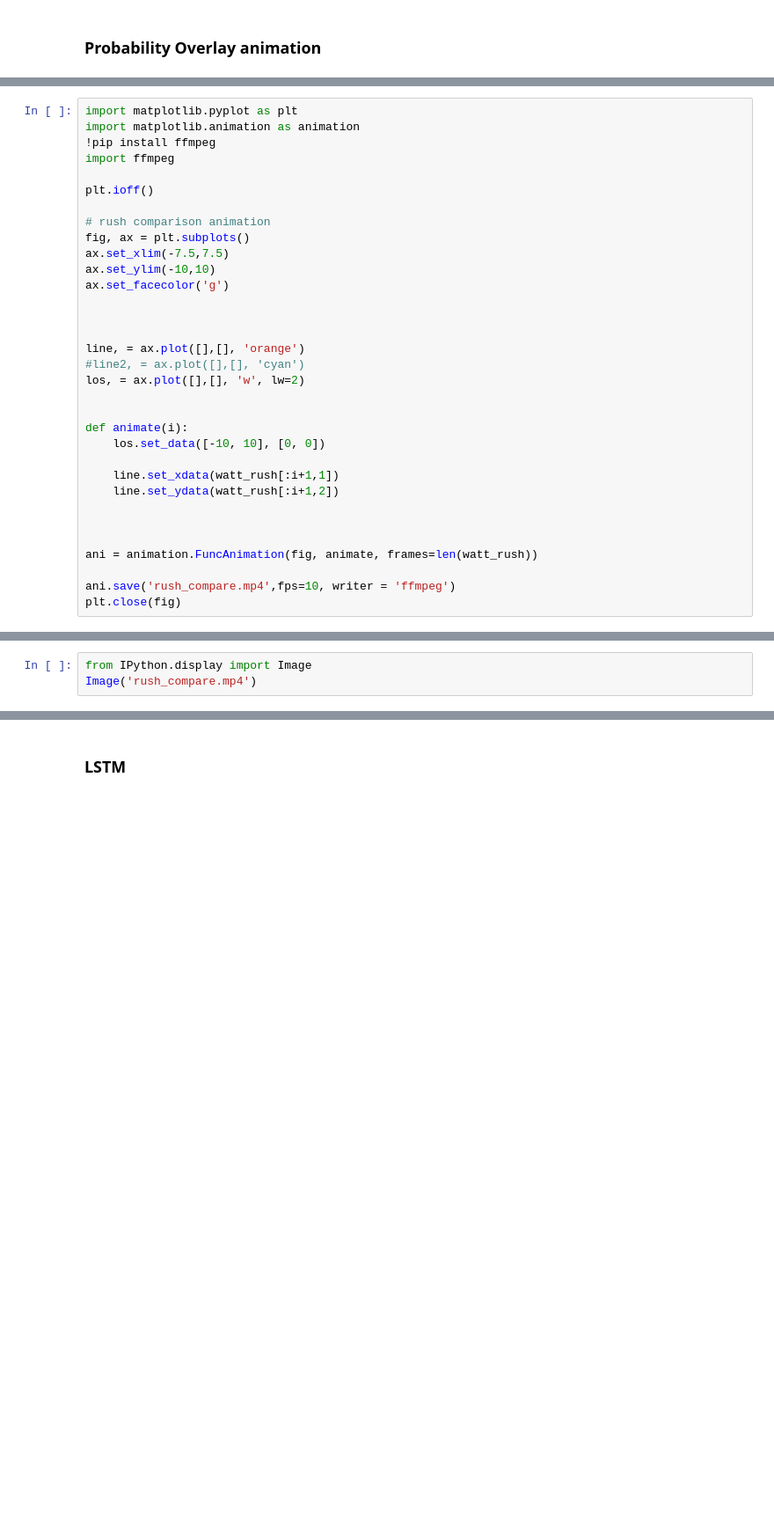
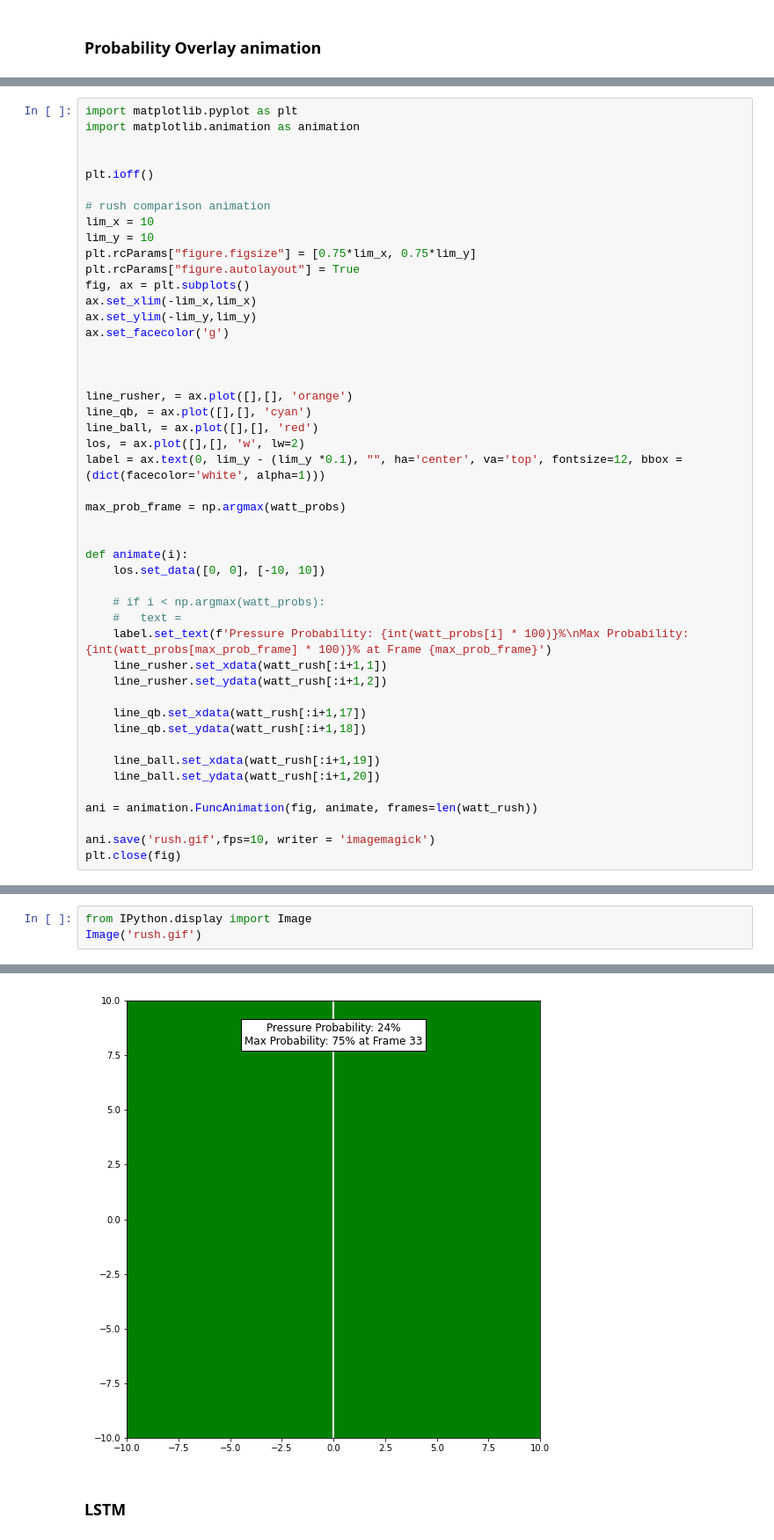
Before and after one commit to jskaza/nfl-big-data-bowl-2023, a Jupyter notebook: sack_probability_models_with_animation.ipynb, the cells around one changed output, grey strips where cells are left out. Shown: that part at 88% size. Saved outputs shown, nothing was run; the diff lists cells and outputs as text; blank space fills up the shorter version.

Commit message:
changed to imagemagick gif writer and built rush gif with press prob. overlay

```diff
--- a/sack_probability_models_with_animation.ipynb
+++ b/sack_probability_models_with_animation.ipynb
@@ -207,33 +213,47 @@ array([[ 0.58,  1.08, -6.1 , ..., 10.  , 38.  ,  0.  ],
 # %%
 import matplotlib.pyplot as plt
 import matplotlib.animation as animation
-!pip install ffmpeg
-import ffmpeg
+
 
 plt.ioff()
 
 # rush comparison animation
+lim_x = 10
+lim_y = 10
+plt.rcParams["figure.figsize"] = [0.75*lim_x, 0.75*lim_y]
+plt.rcParams["figure.autolayout"] = True
 fig, ax = plt.subplots()
-ax.set_xlim(-7.5,7.5)
-ax.set_ylim(-10,10)
+ax.set_xlim(-lim_x,lim_x)
+ax.set_ylim(-lim_y,lim_y)
 ax.set_facecolor('g')
 
 
 
-line, = ax.plot([],[], 'orange')
-#line2, = ax.plot([],[], 'cyan')
+line_rusher, = ax.plot([],[], 'orange')
+line_qb, = ax.plot([],[], 'cyan')
+line_ball, = ax.plot([],[], 'red')
 los, = ax.plot([],[], 'w', lw=2)
+label = ax.text(0, lim_y - (lim_y *0.1), "", ha='center', va='top', fontsize=12, bbox = (dict(facecolor='white', alpha=1)))
+
+max_prob_frame = np.argmax(watt_probs)
 
 
 def animate(i):
-    los.set_data([-10, 10], [0, 0])
+    los.set_data([0, 0], [-10, 10])
 
-    line.set_xdata(watt_rush[:i+1,1])
-    line.set_ydata(watt_rush[:i+1,2])
+    # if i < np.argmax(watt_probs):
+    #   text =
+    label.set_text(f'Pressure Probability: {int(watt_probs[i] * 100)}%\nMax Probability: {int(watt_probs[max_prob_frame] * 100)}% at Frame {max_prob_frame}')
+    line_rusher.set_xdata(watt_rush[:i+1,1])
+    line_rusher.set_ydata(watt_rush[:i+1,2])
 
+    line_qb.set_xdata(watt_rush[:i+1,17])
+    line_qb.set_ydata(watt_rush[:i+1,18])
 
+    line_ball.set_xdata(watt_rush[:i+1,19])
+    line_ball.set_ydata(watt_rush[:i+1,20])
 
 ani = animation.FuncAnimation(fig, animate, frames=len(watt_rush))
 
-ani.save('rush_compare.mp4',fps=10, writer = 'ffmpeg')
+ani.save('rush.gif',fps=10, writer = 'imagemagick')
 plt.close(fig)
@@ -243,4 +260,4 @@ Requirement already satisfied: ffmpeg in /usr/local/lib/python3.8/dist-packages
 # %%
 from IPython.display import Image
-Image('rush_compare.mp4')
+Image('rush.gif')
 # %% [output]
@@ -248,3 +264,4 @@ ValueError: ignored
+[figure, added]
 # %% [markdown]
 ### LSTM
 # %%
```
Also changed, not shown: parts of 4 cells of this notebook, 1 other file.
